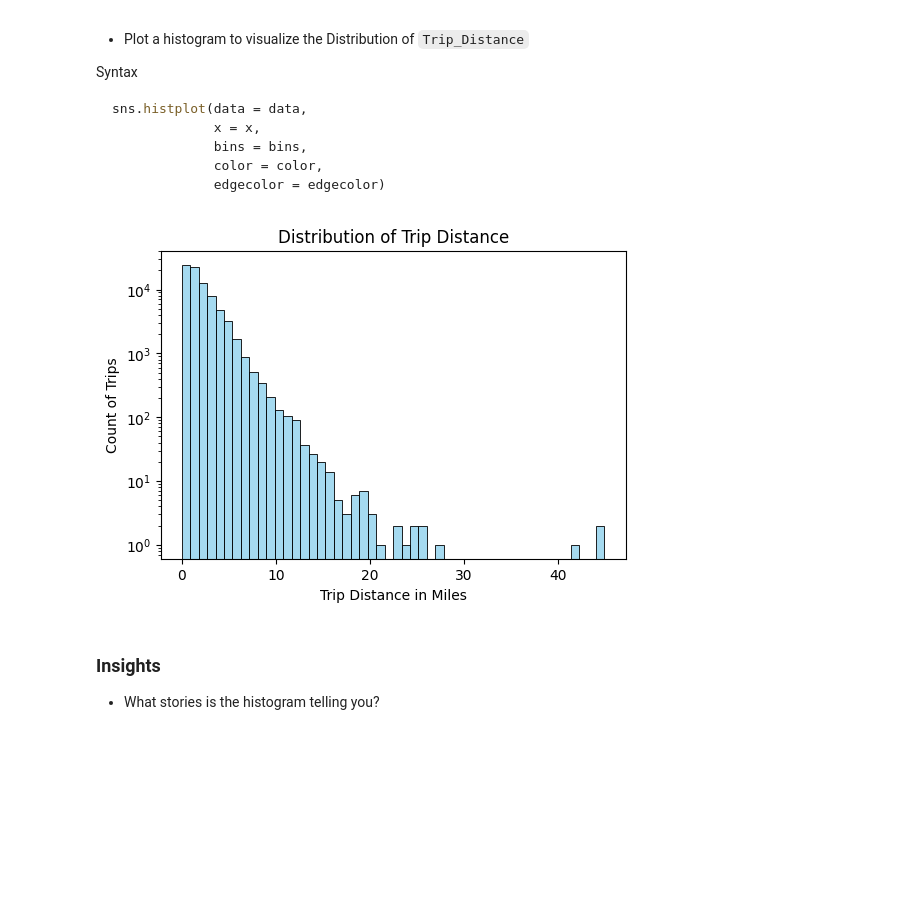
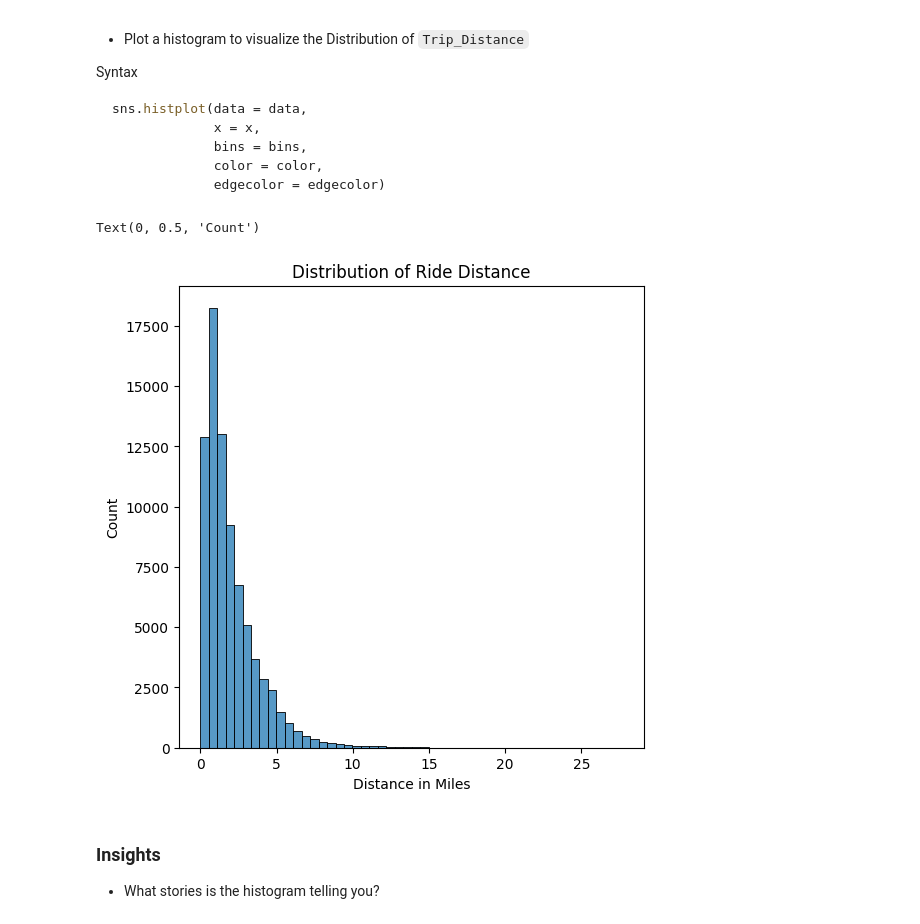
Before and after one commit to michaeltothewilson/data-with-python, a Jupyter notebook: notebooks-completed/06_data_visualizations_biketown_complete.ipynb, the cells around one changed output. Drawn from its saved outputs; the diff is of its cells as text; code cells hidden in the pictures; blank space fills up the shorter version.

````diff
--- a/notebooks-completed/06_data_visualizations_biketown_complete.ipynb
+++ b/notebooks-completed/06_data_visualizations_biketown_complete.ipynb
@@ -153,7 +160,10 @@ memory usage: 10.4+ MB
 * This can be achieved with `pd.to_timedelta()`
 # %%
 # Extract Time Delta
-biketown_clean_df["DurationTimedelta"] = pd.to_timedelta(biketown_clean_df["Duration"])
+biketown_clean_df["Duration_Timedelta"] = pd.to_timedelta(
+    biketown_clean_df["Duration"]
+)
+
 
 # Output Info
 biketown_clean_df.info()
@@ -233,11 +256,14 @@ memory usage: 11.6+ MB
 * Drop the `Duration` and `Duration_Timedelta` columns
 # %%
 # Drop Duration_Timedelta & Duration Columns
-columns_to_drop = ["Duration", "DurationTimedelta"]
+columns_to_leave_the_club = [
+    "Duration",
+    "Duration_Timedelta"
+]
 
-biketown_clean_df = biketown_clean_df.drop(columns_to_drop,
-                                           axis=1
-                                          )
+biketown_clean_df = biketown_clean_df.drop(
+    columns=columns_to_leave_the_club
+)
 
 biketown_clean_df.info()
 # %% [output]
@@ -306,11 +338,11 @@ memory usage: 10.4+ MB
 * Use a mask to remove rides longer than 30 miles...
 # %%
 # Remove Outlier Rides
-mask = biketown_clean_df["Distance_Miles"] < 50
+mask = biketown_clean_df["Distance_Miles"] < 30
 
 biketown_clean_df = biketown_clean_df[mask]
+
 # Output Info
-
 biketown_clean_df.info()
 # %% [output]
 <class 'pandas.core.frame.DataFrame'>
@@ -435,27 +467,24 @@ sns.histplot(data = data,
 ```
 # %%
 # Setup Figure
-plt.figure(figsize=(6,4))
+plt.figure(
+    figsize=(6,6)
+)
 
 # Generate Histogram
 sns.histplot(
-    data=biketown_clean_df,
-    x="Distance_Miles",
-    bins=50,
-    color="skyblue",
-    edgecolor="black"
+    data = biketown_clean_df,
+    x = "Distance_Miles",
+    bins = 50,
+    edgecolor = "black"
 )
 
-# Set Titles and Labels
-plt.title("Distribution of Trip Distance")
-plt.xlabel("Trip Distance in Miles")
-plt.ylabel("Count of Trips")
-plt.yscale("log")
-
-# Show Figure
-plt.show()
+plt.title("Distribution of Ride Distance")
+plt.xlabel("Distance in Miles")
+plt.ylabel("Count")
 # %% [output]
+Text(0, 0.5, 'Count')
-[figure, old version]
+[figure, new version]
 # %% [markdown]
 ### Insights
 
````
Also changed, not shown: parts of 20 cells of this notebook, 3 other files.
